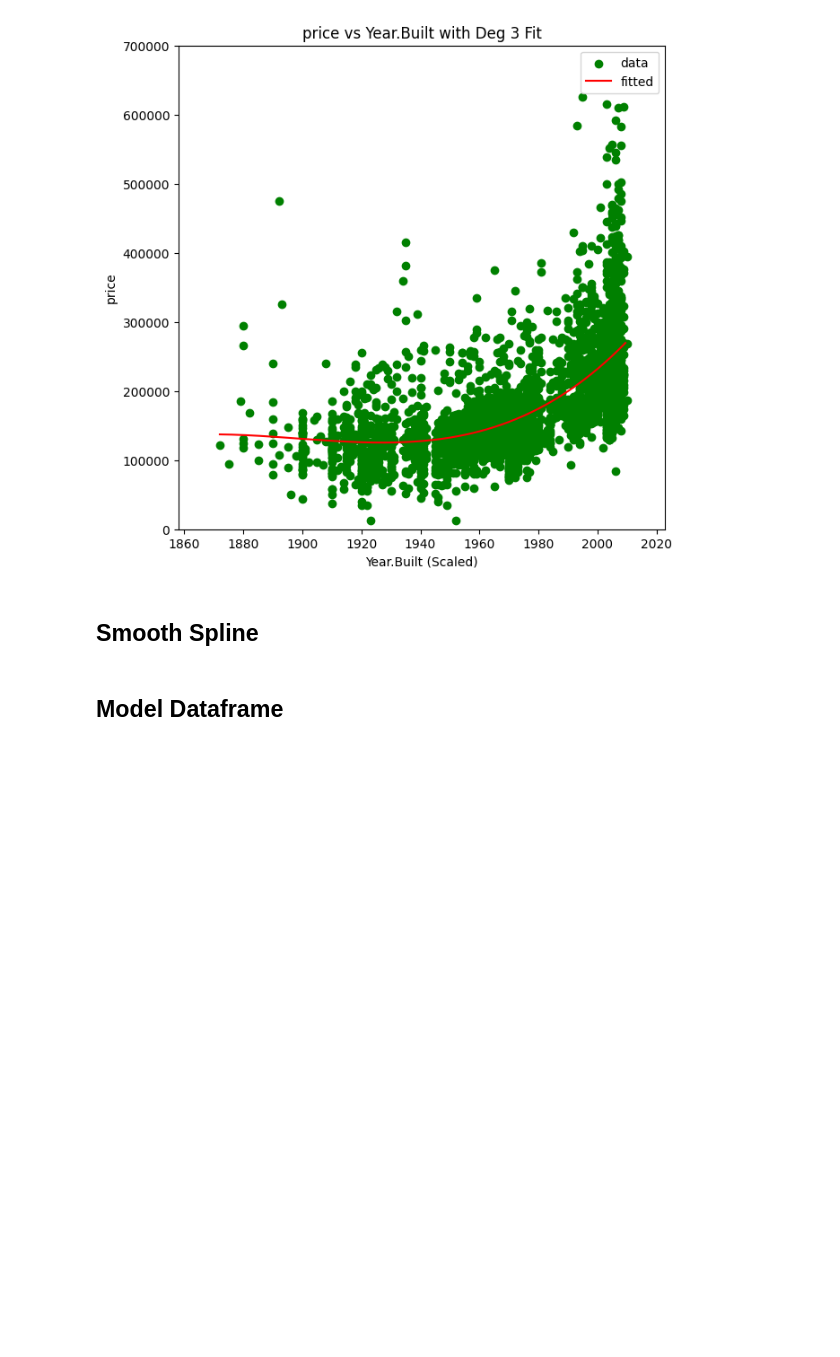
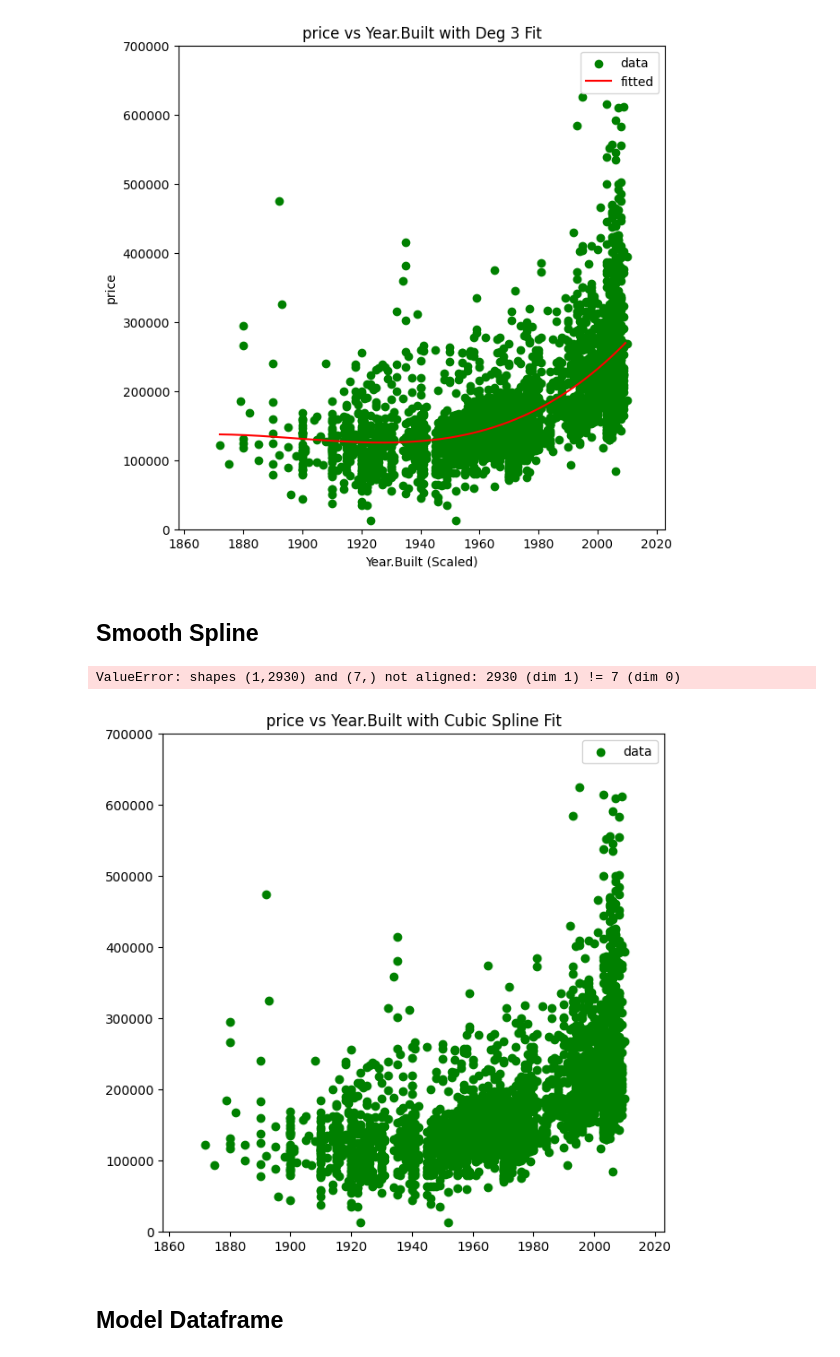
Before and after one commit to CategorIAN/CSCI550MP2, a Jupyter notebook: nb2.ipynb, the cells around one changed output. Saved outputs shown, nothing was run; the diff lists cells and outputs as text; code cells hidden in the pictures; blank space fills up the shorter version.

```diff
--- a/nb2.ipynb
+++ b/nb2.ipynb
@@ -439,13 +439,34 @@ for i in range(1, 3+1):
 # %% [markdown]
 ## Smooth Spline
 # %%
-def spline(data, predictor, target):
+def spline(data, predictor, target, plot = False):
     X_train, X_test, Y_train, Y_test = train_test_split(data[predictor], data[target], test_size=0.3, random_state=1)
     str_func = lambda name: "bs({}, knots=(1910,1950,1985), degree=3, include_intercept=False)".format(name)
     X_tr_train, X_tr_test = [dmatrix(str_func(name), {name:X}, return_type="dataframe") for name, X in [("train", X_train), ("test", X_test)]]
     model = sm.GLM(Y_train, X_tr_train).fit()
     train_score, test_score = [mean_squared_error(Y, model.predict(X), squared = False) for X, Y in [(X_tr_train, Y_train), (X_tr_test, Y_test)]]
-    return Model("Spline", model, train_score, test_score)
+    if plot:
+        min, max = data[predictor].min(), data[predictor].max()
+        data_range = max - min
+        fig = plt.figure(figsize = (7, 7))
+        ax = fig.add_subplot(111)
+        ax.title.set_text("{} vs {} with Cubic Spline Fit".format(target, predictor))
+        ax.set_xlim([int(min - .1 * data_range), int(max + .1 * data_range)])
+        ax.set_ylim([0, 700000])
+        plt.scatter(data[predictor], data[target], **{"color":"green", "marker":'o'}, label = 'data')
+        plt.legend()
+        plt.plot(data[predictor], model.predict(data[predictor]), **{"color":"red"}, label="fitted")
+        plt.legend()
+        plt.xlabel("{}".format(predictor))
+        plt.ylabel(target)
+        plt.show()
+    else:
+        return Model("Spline", model, train_score, test_score)
+# %%
+spline(data, "Year.Built", "price", True)
+# %% [output]
+ValueError: shapes (1,2930) and (7,) not aligned: 2930 (dim 1) != 7 (dim 0)
+[figure, added]
 # %% [markdown]
 ## Model Dataframe
 # %%
```
Also changed, not shown: parts of 2 cells of this notebook, 1 other file.
